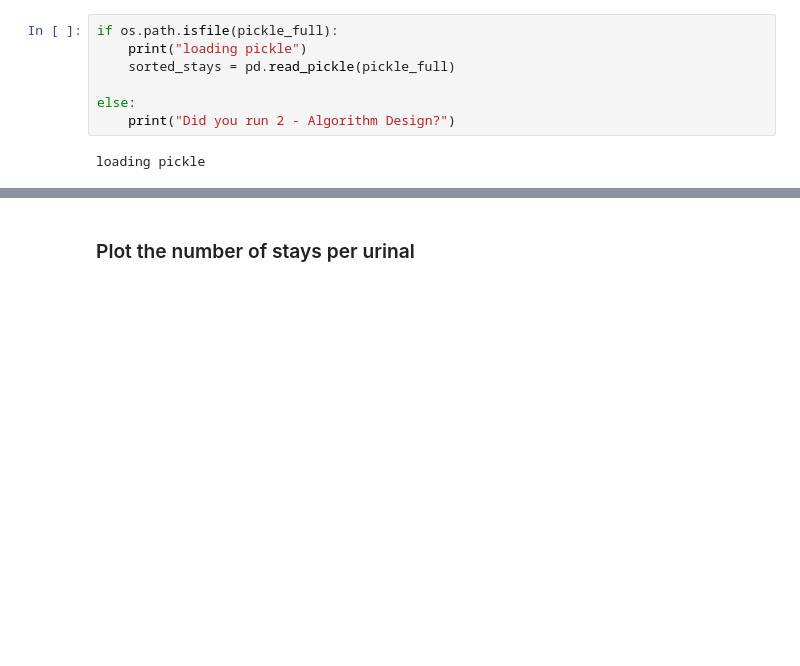
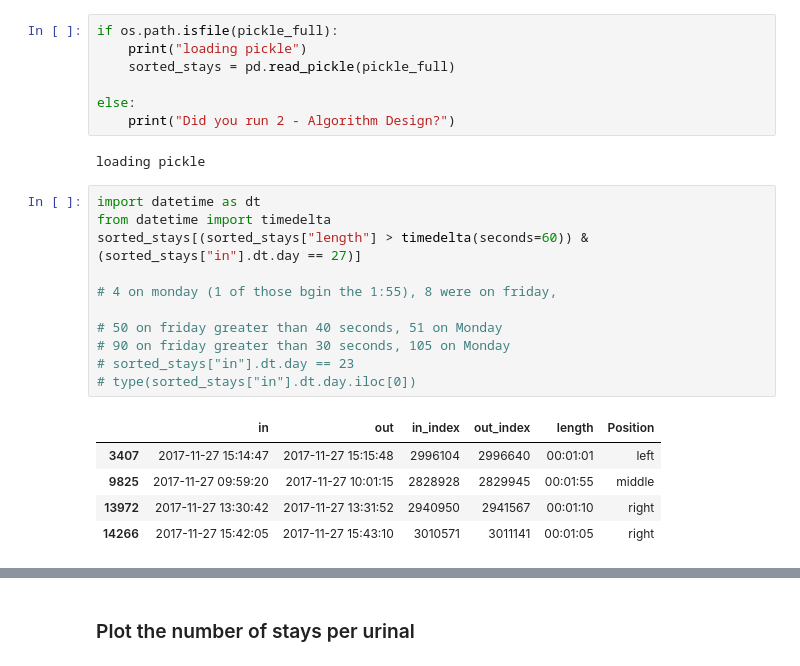
Before and after one commit to AidenRay/Urinal-Rules, a Jupyter notebook: 3 - Data Analysis.ipynb, the cells around one changed output, grey strips where cells are left out. Cells and saved outputs as stored; diff of their text form; blank space fills up the shorter version.

```diff
--- a/3 - Data Analysis.ipynb
+++ b/3 - Data Analysis.ipynb
@@ -35,6 +35,23 @@ else:
     print("Did you run 2 - Algorithm Design?")
 # %% [output]
 loading pickle
+# %%
+import datetime as dt
+from datetime import timedelta
+sorted_stays[(sorted_stays["length"] > timedelta(seconds=60)) & (sorted_stays["in"].dt.day == 27)]
+
+# 4 on monday (1 of those bgin the 1:55), 8 were on friday,
+
+# 50 on friday greater than 40 seconds, 51 on Monday
+# 90 on friday greater than 30 seconds, 105 on Monday
+# sorted_stays["in"].dt.day == 23
+# type(sorted_stays["in"].dt.day.iloc[0])
+# %% [output]
+|  | in | out | in_index | out_index | length | Position |
+| 3407 | 2017-11-27 15:14:47 | 2017-11-27 15:15:48 | 2996104 | 2996640 | 00:01:01 | left |
+| 9825 | 2017-11-27 09:59:20 | 2017-11-27 10:01:15 | 2828928 | 2829945 | 00:01:55 | middle |
+| 13972 | 2017-11-27 13:30:42 | 2017-11-27 13:31:52 | 2940950 | 2941567 | 00:01:10 | right |
+| 14266 | 2017-11-27 15:42:05 | 2017-11-27 15:43:10 | 3010571 | 3011141 | 00:01:05 | right |
 # %%
 left_stays = sorted_stays[sorted_stays["Position"] == "left"]
 middle_stays = sorted_stays[sorted_stays["Position"] == "middle"]
```
Also changed, not shown: parts of 7 cells of this notebook, 1 other file.
